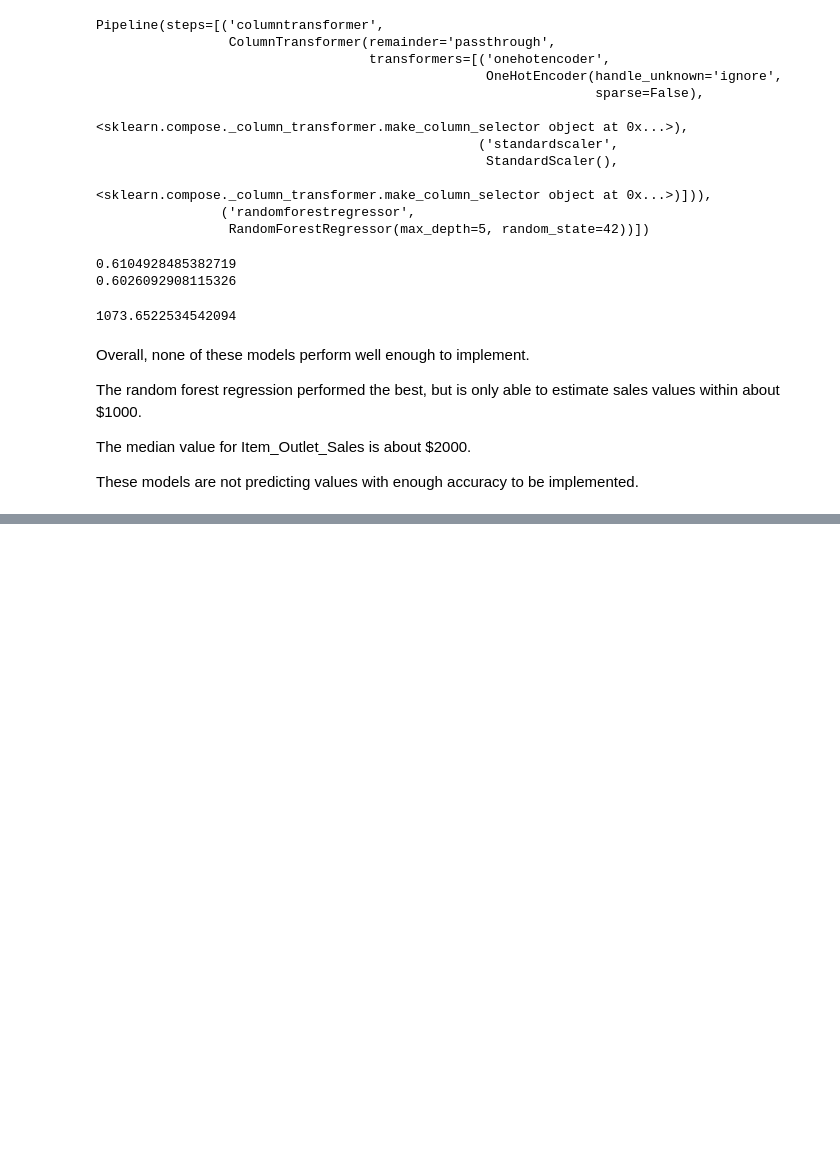
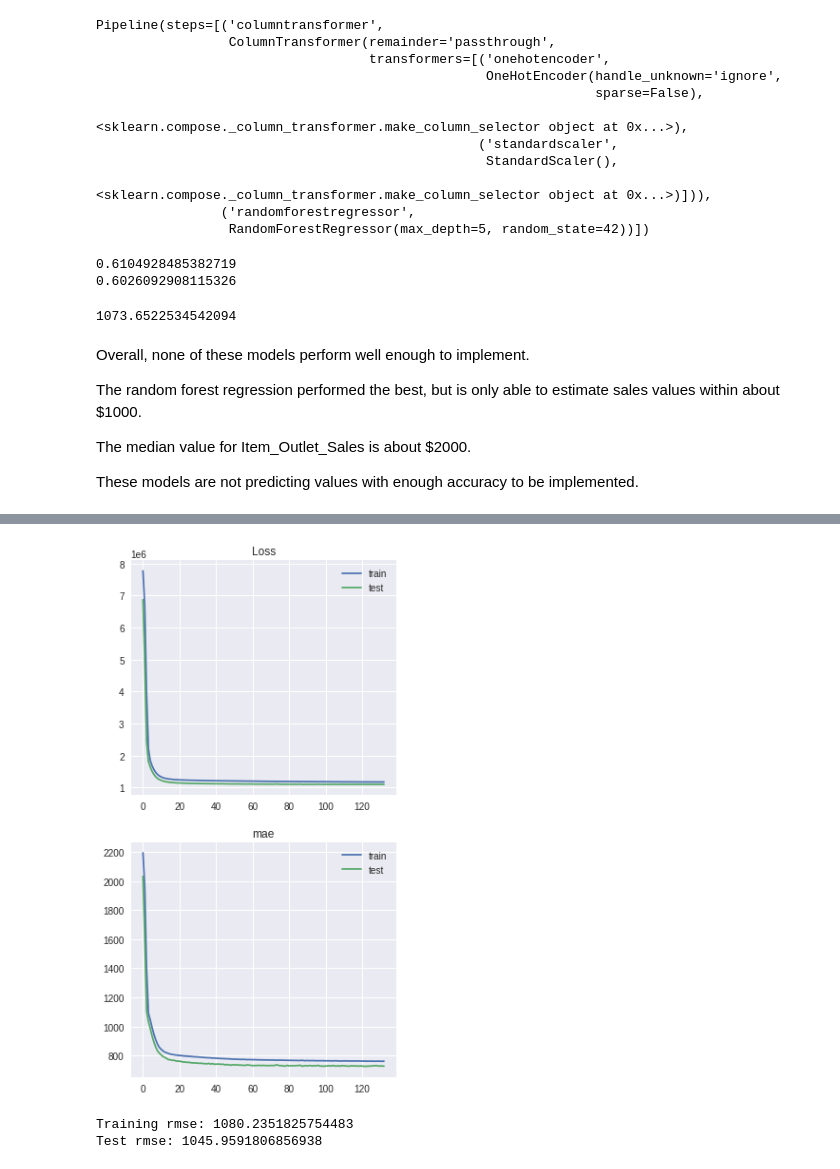
Before and after one commit to gordon-clark16/sales_predictions, a Jupyter notebook: food_sales_predictions.ipynb, the cells around one changed output, grey strips where cells are left out. Saved outputs shown, nothing was run; the diff lists cells and outputs as text; code cells hidden in the pictures; blank space fills up the shorter version.

```diff
--- a/food_sales_predictions.ipynb
+++ b/food_sales_predictions.ipynb
@@ -516,0 +541,4 @@ These models are not predicting values with enough accuracy to be implemented.
+# %%
+# prepare data for deep learning
+deep_train = transformer.fit_transform(X_train)
+deep_test = transformer.transform(X_test)
@@ -516,0 +549,15 @@ These models are not predicting values with enough accuracy to be implemented.
+# %%
+# create deep learning model 1
+model1 = Sequential()
+model1.add(Dense(32, activation = 'relu', input_dim = deep_train.shape[1]))
+model1.add(Dense(15, activation = 'relu'))
+model1.add(Dense(1, activation = 'linear'))
+# %%
+# compile first model
+model1.compile(optimizer = 'adam', loss = 'mse', metrics = ['mae'])
+# %%
+# fit first model
+history1 = model1.fit(deep_train, y_train,
+                     validation_data = (deep_test, y_test),
+                     epochs = 200,
+                     callbacks = [EarlyStopping(patience = 10)])
@@ -516,0 +582,15 @@ These models are not predicting values with enough accuracy to be implemented.
+# %%
+# evaluate first model
+plot_history(history1, metric = 'mae')
+# %% [output]
+[figure, added]
+# %%
+# further evaluate first model
+train_pred1 = model1.predict(deep_train)
+test_pred1 = model1.predict(deep_test)
+
+print('Training rmse:', np.sqrt(mean_squared_error(y_train, train_pred1)))
+print('Test rmse:', np.sqrt(mean_squared_error(y_test, test_pred1)))
+# %% [output]
+Training rmse: 1080.2351825754483
+Test rmse: 1045.9591806856938
```
Also changed, not shown: parts of 19 cells of this notebook.
